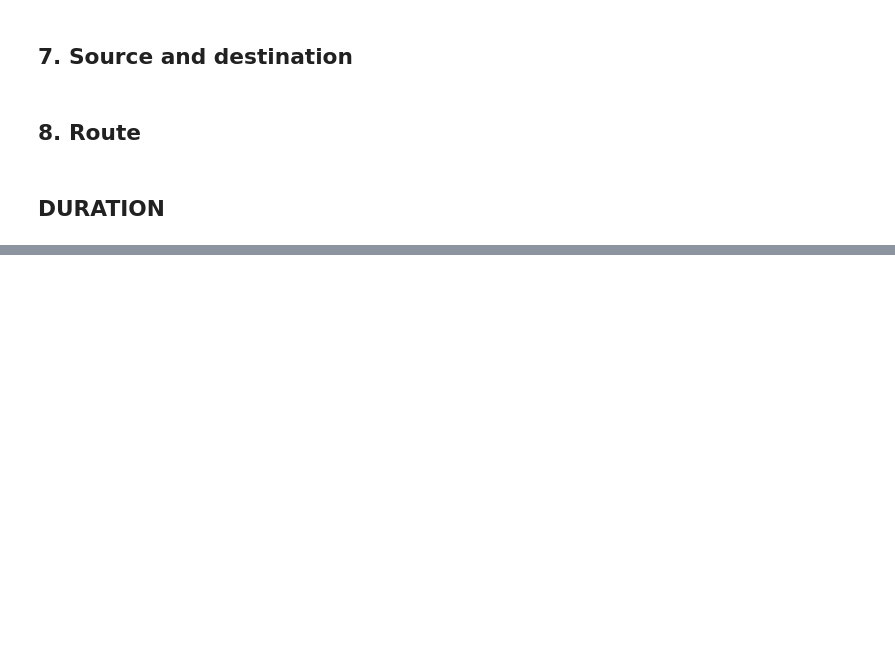
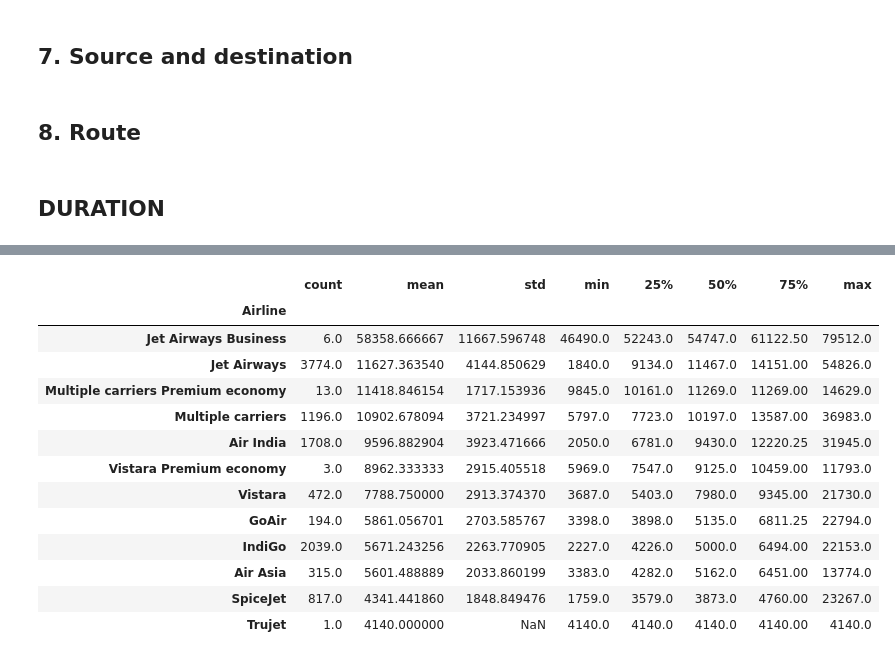
Before and after one commit to mehmetakifkoz/Flight-Ticket-Price-Predictor, a Jupyter notebook: FTTP.ipynb, the cells around one changed output, grey strips where cells are left out. Cells and saved outputs as stored; diff of their text form; code cells hidden in the pictures; blank space fills up the shorter version.

```diff
--- a/FTTP.ipynb
+++ b/FTTP.ipynb
@@ -426,0 +461,17 @@ for i in ["Airline", "Source", "Destination", "Total_Stops"]:
+# %%
+data.groupby("Airline").describe()["Price"].sort_values("mean", ascending=False)
+# %% [output]
+|  | count | mean | std | min | 25% | 50% | 75% | max |
+| Airline |  |  |  |  |  |  |  |  |
+| Jet Airways Business | 6.0 | 58358.666667 | 11667.596748 | 46490.0 | 52243.0 | 54747.0 | 61122.50 | 79512.0 |
+| Jet Airways | 3774.0 | 11627.363540 | 4144.850629 | 1840.0 | 9134.0 | 11467.0 | 14151.00 | 54826.0 |
+| Multiple carriers Premium economy | 13.0 | 11418.846154 | 1717.153936 | 9845.0 | 10161.0 | 11269.0 | 11269.00 | 14629.0 |
+| Multiple carriers | 1196.0 | 10902.678094 | 3721.234997 | 5797.0 | 7723.0 | 10197.0 | 13587.00 | 36983.0 |
+| Air India | 1708.0 | 9596.882904 | 3923.471666 | 2050.0 | 6781.0 | 9430.0 | 12220.25 | 31945.0 |
+| Vistara Premium economy | 3.0 | 8962.333333 | 2915.405518 | 5969.0 | 7547.0 | 9125.0 | 10459.00 | 11793.0 |
+| Vistara | 472.0 | 7788.750000 | 2913.374370 | 3687.0 | 5403.0 | 7980.0 | 9345.00 | 21730.0 |
+| GoAir | 194.0 | 5861.056701 | 2703.585767 | 3398.0 | 3898.0 | 5135.0 | 6811.25 | 22794.0 |
+| IndiGo | 2039.0 | 5671.243256 | 2263.770905 | 2227.0 | 4226.0 | 5000.0 | 6494.00 | 22153.0 |
+| Air Asia | 315.0 | 5601.488889 | 2033.860199 | 3383.0 | 4282.0 | 5162.0 | 6451.00 | 13774.0 |
+| SpiceJet | 817.0 | 4341.441860 | 1848.849476 | 1759.0 | 3579.0 | 3873.0 | 4760.00 | 23267.0 |
+| Trujet | 1.0 | 4140.000000 | NaN | 4140.0 | 4140.0 | 4140.0 | 4140.00 | 4140.0 |
```
Also changed, not shown: parts of 54 cells of this notebook.
